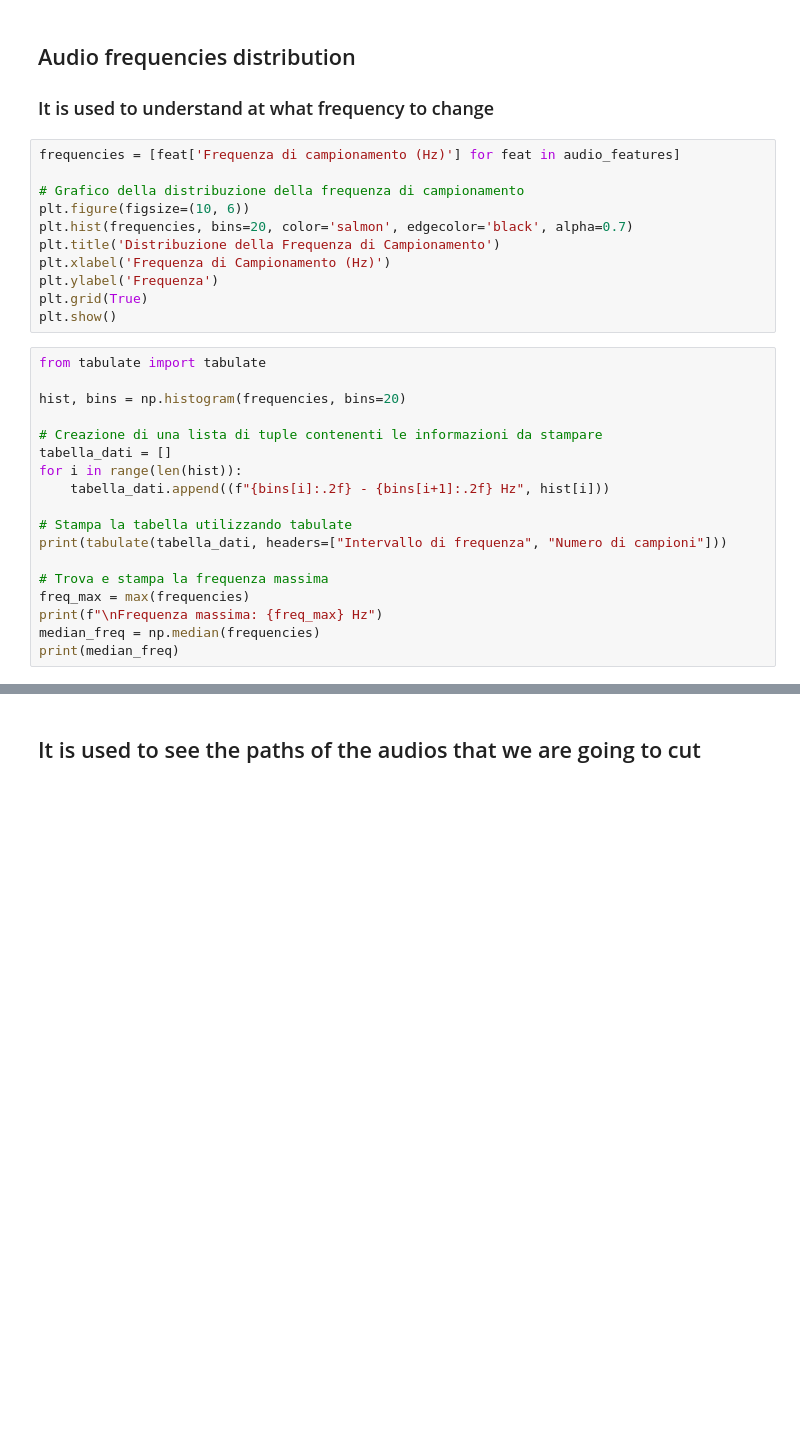
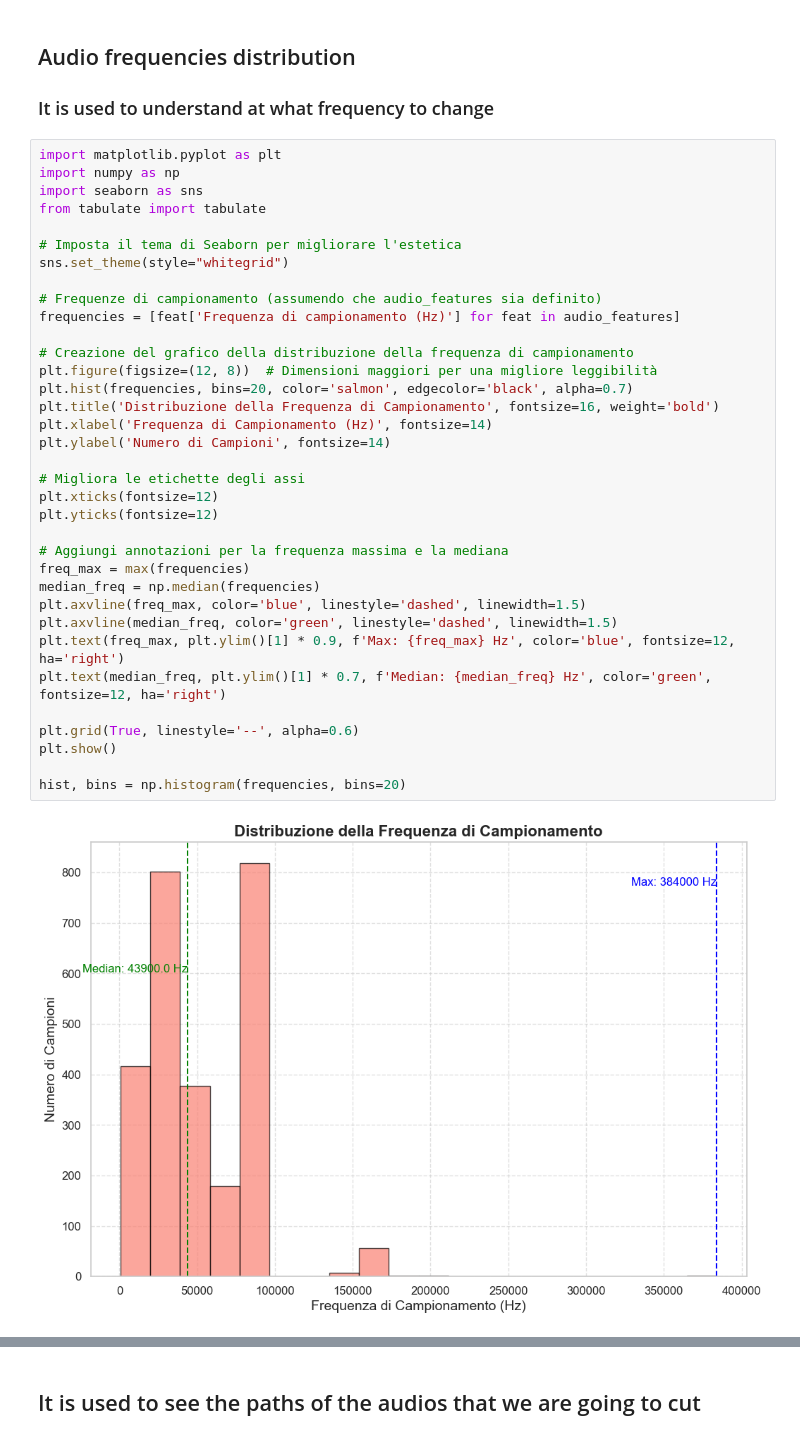
Before and after one commit to antoniopisu/UnderwaterSoundClassification, a Jupyter notebook: dataAnalisys.ipynb, the cells around one changed output, grey strips where cells are left out. Saved outputs shown, nothing was run; the diff lists cells and outputs as text; blank space fills up the shorter version.

```diff
--- a/dataAnalisys.ipynb
+++ b/dataAnalisys.ipynb
@@ -179,32 +187,40 @@ print(f"La mediana delle durate degli audio è: {median_duration} sec.")
 # %% [markdown]
 ## Audio frequencies distribution
 ### It is used to understand at what frequency to change
-# %%
-frequencies = [feat['Frequenza di campionamento (Hz)'] for feat in audio_features]
-
-# Grafico della distribuzione della frequenza di campionamento
-plt.figure(figsize=(10, 6))
-plt.hist(frequencies, bins=20, color='salmon', edgecolor='black', alpha=0.7)
-plt.title('Distribuzione della Frequenza di Campionamento')
-plt.xlabel('Frequenza di Campionamento (Hz)')
-plt.ylabel('Frequenza')
-plt.grid(True)
-plt.show()
 # %%
+import matplotlib.pyplot as plt
+import numpy as np
+import seaborn as sns
 from tabulate import tabulate
 
+# Imposta il tema di Seaborn per migliorare l'estetica
+sns.set_theme(style="whitegrid")
+
+# Frequenze di campionamento (assumendo che audio_features sia definito)
+frequencies = [feat['Frequenza di campionamento (Hz)'] for feat in audio_features]
+
+# Creazione del grafico della distribuzione della frequenza di campionamento
+plt.figure(figsize=(12, 8))  # Dimensioni maggiori per una migliore leggibilità
+plt.hist(frequencies, bins=20, color='salmon', edgecolor='black', alpha=0.7)
+plt.title('Distribuzione della Frequenza di Campionamento', fontsize=16, weight='bold')
+plt.xlabel('Frequenza di Campionamento (Hz)', fontsize=14)
+plt.ylabel('Numero di Campioni', fontsize=14)
+
+# Migliora le etichette degli assi
+plt.xticks(fontsize=12)
+plt.yticks(fontsize=12)
+
+# Aggiungi annotazioni per la frequenza massima e la mediana
+freq_max = max(frequencies)
+median_freq = np.median(frequencies)
+plt.axvline(freq_max, color='blue', linestyle='dashed', linewidth=1.5)
+plt.axvline(median_freq, color='green', linestyle='dashed', linewidth=1.5)
+plt.text(freq_max, plt.ylim()[1] * 0.9, f'Max: {freq_max} Hz', color='blue', fontsize=12, ha='right')
+plt.text(median_freq, plt.ylim()[1] * 0.7, f'Median: {median_freq} Hz', color='green', fontsize=12, ha='right')
+
+plt.grid(True, linestyle='--', alpha=0.6)
+plt.show()
+
 hist, bins = np.histogram(frequencies, bins=20)
-
-# Creazione di una lista di tuple contenenti le informazioni da stampare
-tabella_dati = []
-for i in range(len(hist)):
-    tabella_dati.append((f"{bins[i]:.2f} - {bins[i+1]:.2f} Hz", hist[i]))
-
-# Stampa la tabella utilizzando tabulate
-print(tabulate(tabella_dati, headers=["Intervallo di frequenza", "Numero di campioni"]))
-
-# Trova e stampa la frequenza massima
-freq_max = max(frequencies)
-print(f"\nFrequenza massima: {freq_max} Hz")
-median_freq = np.median(frequencies)
-print(median_freq)
+# %% [output]
+[figure, added]
```
Also changed, not shown: parts of 12 cells of this notebook, 1 other file.
